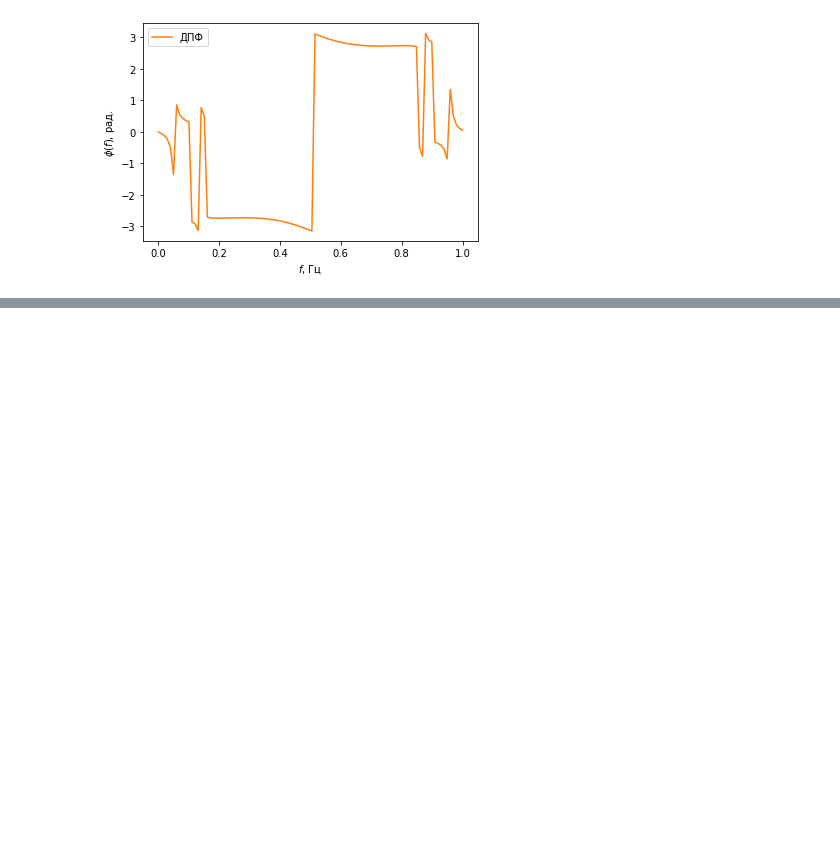
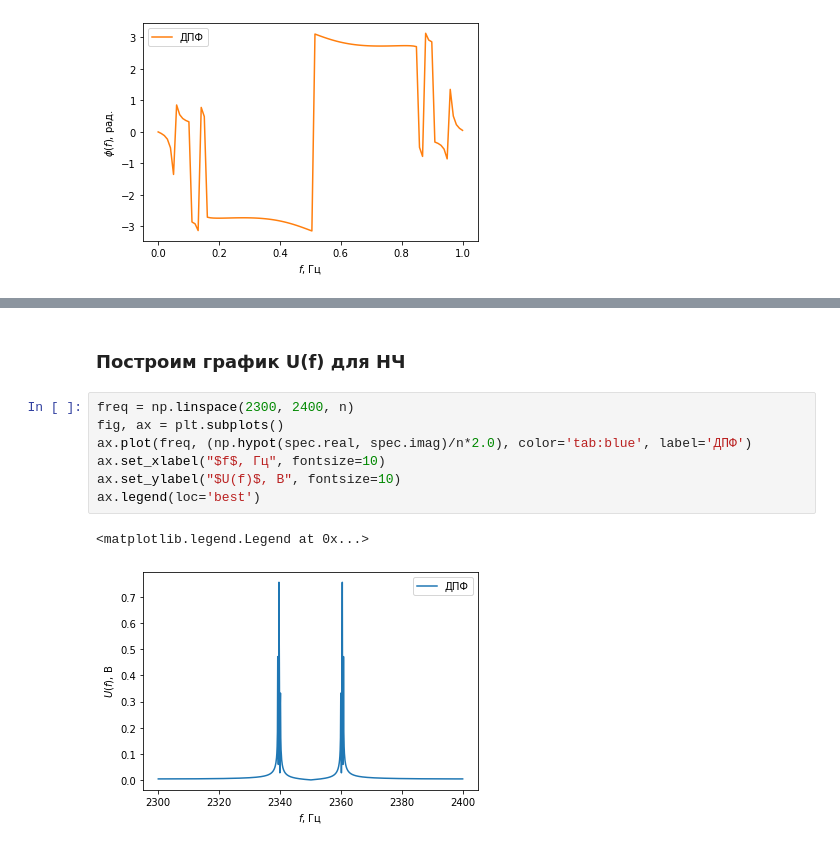
Before and after one commit to DaniilSysoev/opisis_sem_2, a Jupyter notebook: Описис_семинар_2.ipynb, the cells around one changed output, grey strips where cells are left out. Cells and saved outputs as stored; diff of their text form; blank space fills up the shorter version.

```diff
--- a/Описис_семинар_2.ipynb
+++ b/Описис_семинар_2.ipynb
@@ -244,0 +300,12 @@ ax.legend(loc='best')
+# %% [markdown]
+<h3>Построим график U(f) для НЧ</h3>
+# %%
+freq = np.linspace(2300, 2400, n)
+fig, ax = plt.subplots()
+ax.plot(freq, (np.hypot(spec.real, spec.imag)/n*2.0), color='tab:blue', label='ДПФ')
+ax.set_xlabel("$f$, Гц", fontsize=10)
+ax.set_ylabel("$U(f)$, В", fontsize=10)
+ax.legend(loc='best')
+# %% [output]
+<matplotlib.legend.Legend at 0x...>
+[figure, added]
```
Also changed, not shown: parts of 10 cells of this notebook.
